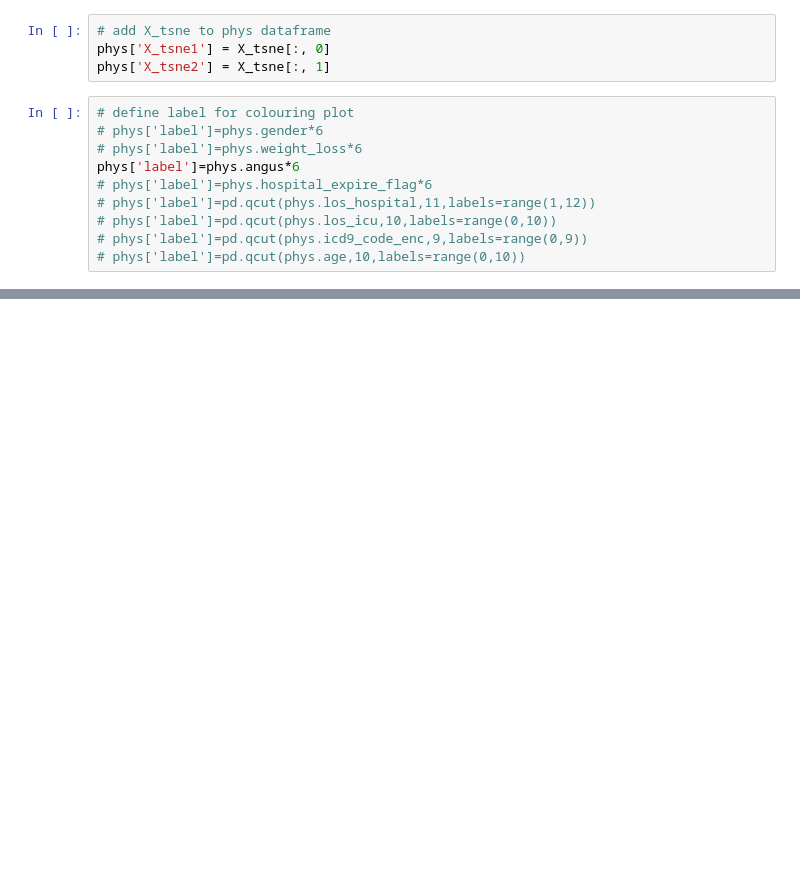
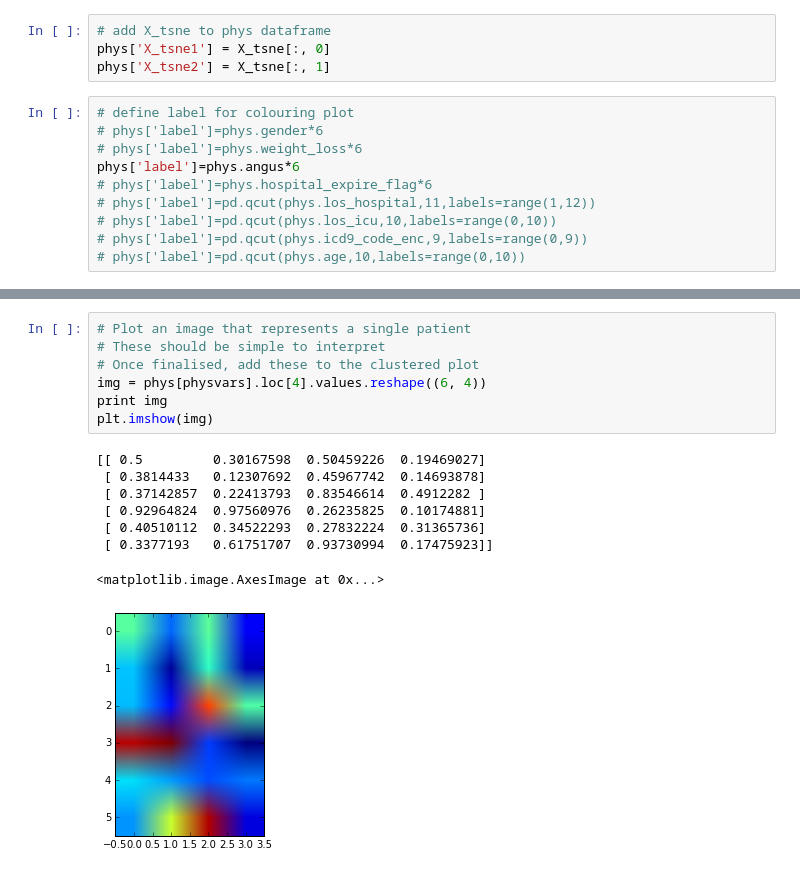
Before and after one commit to MIT-LCP/mimic-iii-paper, a Jupyter notebook: notebooks/tsne-vis.ipynb, the cells around one changed output, grey strips where cells are left out. Cells and saved outputs as stored; diff of their text form; blank space fills up the shorter version.

Commit message:
image representing data

```diff
--- a/notebooks/tsne-vis.ipynb
+++ b/notebooks/tsne-vis.ipynb
@@ -136,4 +138,20 @@ Number of classes: 10
 Number of samples: 10000
+# %%
+# Plot an image that represents a single patient
+# These should be simple to interpret
+# Once finalised, add these to the clustered plot
+img = phys[physvars].loc[4].values.reshape((6, 4))
+print img
+plt.imshow(img)
+# %% [output]
+[[ 0.5         0.30167598  0.50459226  0.19469027]
+ [ 0.3814433   0.12307692  0.45967742  0.14693878]
+ [ 0.37142857  0.22413793  0.83546614  0.4912282 ]
+ [ 0.92964824  0.97560976  0.26235825  0.10174881]
+ [ 0.40510112  0.34522293  0.27832224  0.31365736]
+ [ 0.3377193   0.61751707  0.93730994  0.17475923]]
+<matplotlib.image.AxesImage at 0x...>
+[figure, added]
 # %%
 # set colours for plot
 # "Tableau 20" colors as RGB.
```
Also changed, not shown: parts of 3 cells of this notebook.
